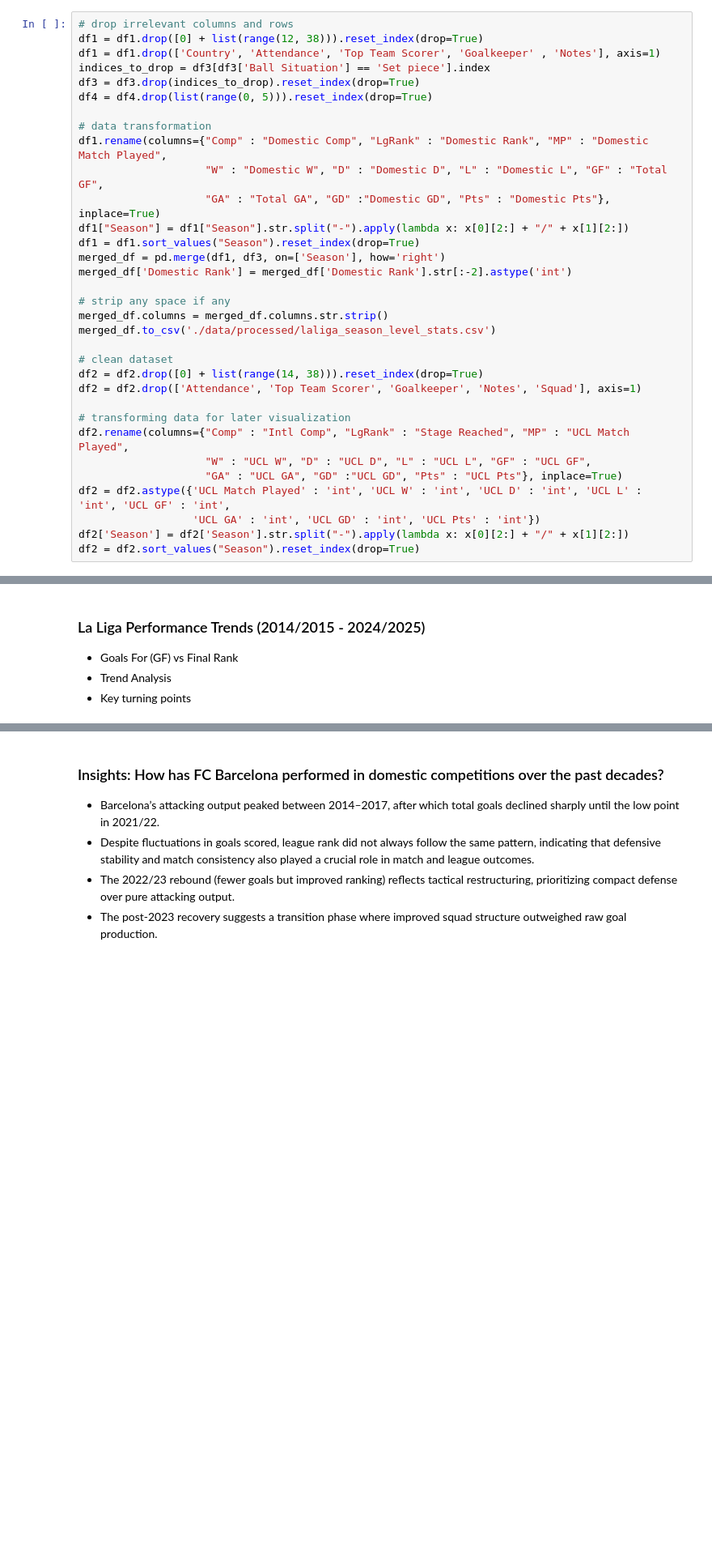
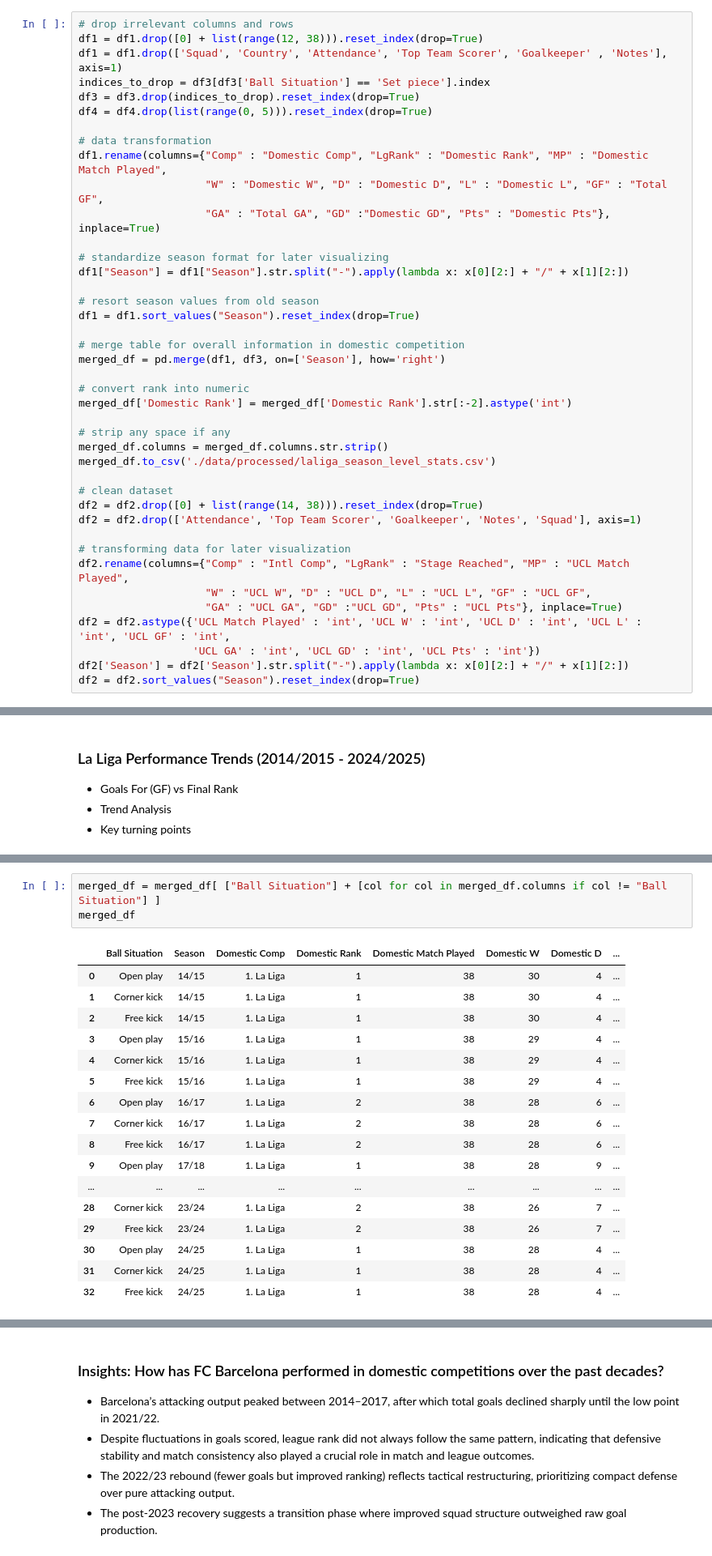
Before and after one commit to linhtran1003/fc-barcelona-performance-analysis, a Jupyter notebook: FCB_performance_analysis.ipynb, the cells around one changed output, grey strips where cells are left out. Shown: that part at 81% size. Drawn from its saved outputs; the diff is of its cells as text; blank space fills up the shorter version.

```diff
--- a/FCB_performance_analysis.ipynb
+++ b/FCB_performance_analysis.ipynb
@@ -42,7 +42,7 @@ df5 = pd.read_csv('./data/processed/transfer_spending.csv')
 # %%
 # drop irrelevant columns and rows
 df1 = df1.drop([0] + list(range(12, 38))).reset_index(drop=True)
-df1 = df1.drop(['Country', 'Attendance', 'Top Team Scorer', 'Goalkeeper' , 'Notes'], axis=1)
+df1 = df1.drop(['Squad', 'Country', 'Attendance', 'Top Team Scorer', 'Goalkeeper' , 'Notes'], axis=1)
 indices_to_drop = df3[df3['Ball Situation'] == 'Set piece'].index
 df3 = df3.drop(indices_to_drop).reset_index(drop=True)
 df4 = df4.drop(list(range(0, 5))).reset_index(drop=True)
@@ -51,9 +51,17 @@ df4 = df4.drop(list(range(0, 5))).reset_index(drop=True)
 df1.rename(columns={"Comp" : "Domestic Comp", "LgRank" : "Domestic Rank", "MP" : "Domestic Match Played",
                     "W" : "Domestic W", "D" : "Domestic D", "L" : "Domestic L", "GF" : "Total GF",
                     "GA" : "Total GA", "GD" :"Domestic GD", "Pts" : "Domestic Pts"}, inplace=True)
+
+# standardize season format for later visualizing
 df1["Season"] = df1["Season"].str.split("-").apply(lambda x: x[0][2:] + "/" + x[1][2:])
+
+# resort season values from old season
 df1 = df1.sort_values("Season").reset_index(drop=True)
+
+# merge table for overall information in domestic competition
 merged_df = pd.merge(df1, df3, on=['Season'], how='right')
+
+# convert rank into numeric
 merged_df['Domestic Rank'] = merged_df['Domestic Rank'].str[:-2].astype('int')
 
 # strip any space if any
@@ -102,3 +90,24 @@ merged_df
+# %%
+merged_df = merged_df[ ["Ball Situation"] + [col for col in merged_df.columns if col != "Ball Situation"] ]
+merged_df
+# %% [output]
+|  | Ball Situation | Season | Domestic Comp | Domestic Rank | Domestic Match Played | Domestic W | Domestic D | ... |
+| 0 | Open play | 14/15 | 1. La Liga | 1 | 38 | 30 | 4 | ... |
+| 1 | Corner kick | 14/15 | 1. La Liga | 1 | 38 | 30 | 4 | ... |
+| 2 | Free kick | 14/15 | 1. La Liga | 1 | 38 | 30 | 4 | ... |
+| 3 | Open play | 15/16 | 1. La Liga | 1 | 38 | 29 | 4 | ... |
+| 4 | Corner kick | 15/16 | 1. La Liga | 1 | 38 | 29 | 4 | ... |
+| 5 | Free kick | 15/16 | 1. La Liga | 1 | 38 | 29 | 4 | ... |
+| 6 | Open play | 16/17 | 1. La Liga | 2 | 38 | 28 | 6 | ... |
+| 7 | Corner kick | 16/17 | 1. La Liga | 2 | 38 | 28 | 6 | ... |
+| 8 | Free kick | 16/17 | 1. La Liga | 2 | 38 | 28 | 6 | ... |
+| 9 | Open play | 17/18 | 1. La Liga | 1 | 38 | 28 | 9 | ... |
+| ... | ... | ... | ... | ... | ... | ... | ... | ... |
+| 28 | Corner kick | 23/24 | 1. La Liga | 2 | 38 | 26 | 7 | ... |
+| 29 | Free kick | 23/24 | 1. La Liga | 2 | 38 | 26 | 7 | ... |
+| 30 | Open play | 24/25 | 1. La Liga | 1 | 38 | 28 | 4 | ... |
+| 31 | Corner kick | 24/25 | 1. La Liga | 1 | 38 | 28 | 4 | ... |
+| 32 | Free kick | 24/25 | 1. La Liga | 1 | 38 | 28 | 4 | ... |
 # %%
 # Domestic stats visualize
 ## ========== PLOT 1: Goals & League Rank ==========
```
Also changed, not shown: parts of 3 cells of this notebook.
